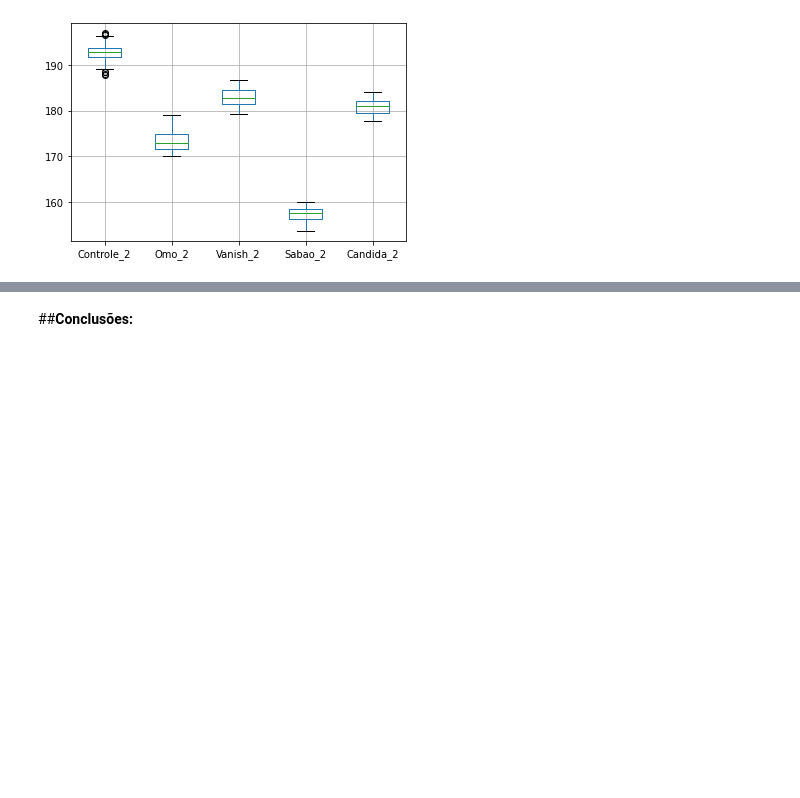
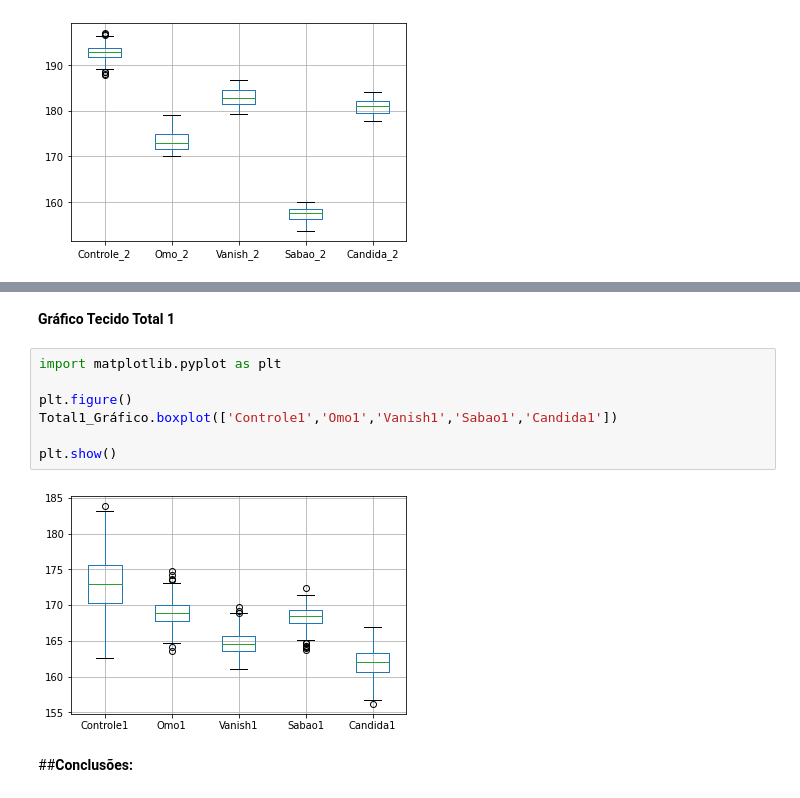
Before and after one commit to brdacunha/BECN, a Jupyter notebook: Valores_de_Cinza_BECN.ipynb, the cells around one changed output, grey strips where cells are left out. Drawn from its saved outputs; the diff is of its cells as text; blank space fills up the shorter version.

```diff
--- a/Valores_de_Cinza_BECN.ipynb
+++ b/Valores_de_Cinza_BECN.ipynb
@@ -105,2 +141,13 @@ plt.show()
+# %% [markdown]
+**Gráfico Tecido Total 1**
+# %%
+import matplotlib.pyplot as plt
+
+plt.figure()
+Total1_Gráfico.boxplot(['Controle1','Omo1','Vanish1','Sabao1','Candida1'])
+
+plt.show()
+# %% [output]
+[figure, added]
 # %% [markdown]
 ##**Conclusões:**
```
Also changed, not shown: parts of 7 cells of this notebook.
